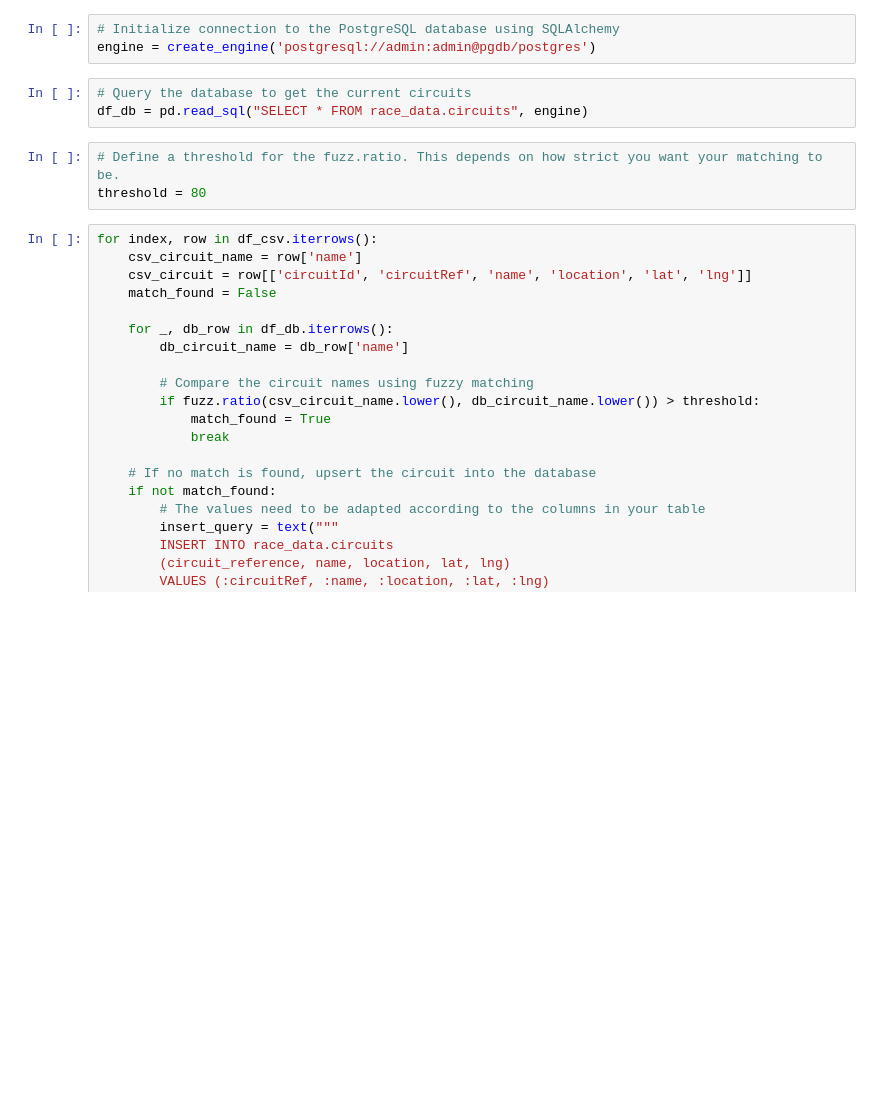
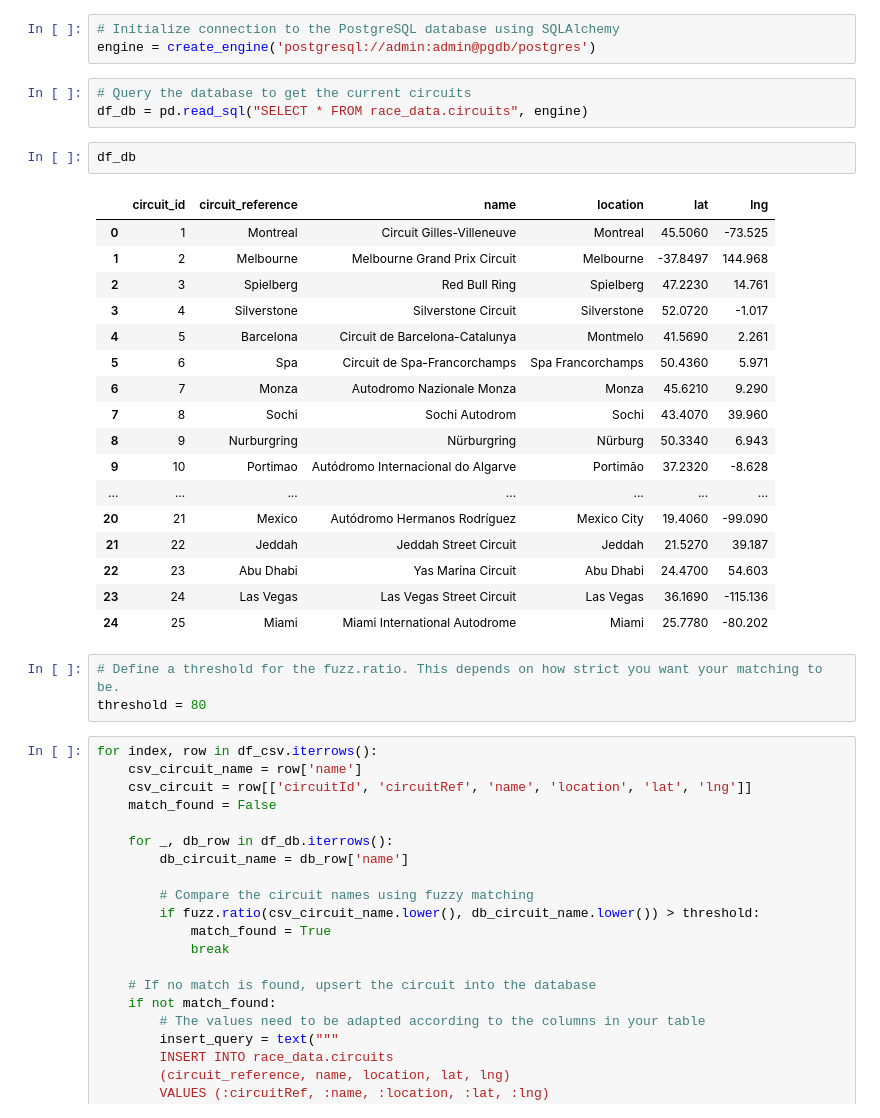
Before and after one commit to searchs/recruitment-data-engineering, a Jupyter notebook: notebooks/update-circuits.ipynb, the cells around one changed output. Cells and saved outputs as stored; diff of their text form; blank space fills up the shorter version.

```diff
--- a/notebooks/update-circuits.ipynb
+++ b/notebooks/update-circuits.ipynb
@@ -23,6 +50,26 @@ engine = create_engine('postgresql://admin:admin@pgdb/postgres')
 # %%
 # Query the database to get the current circuits
 df_db = pd.read_sql("SELECT * FROM race_data.circuits", engine)
+# %%
+df_db
+# %% [output]
+|  | circuit_id | circuit_reference | name | location | lat | lng |
+| 0 | 1 | Montreal | Circuit Gilles-Villeneuve | Montreal | 45.5060 | -73.525 |
+| 1 | 2 | Melbourne | Melbourne Grand Prix Circuit | Melbourne | -37.8497 | 144.968 |
+| 2 | 3 | Spielberg | Red Bull Ring | Spielberg | 47.2230 | 14.761 |
+| 3 | 4 | Silverstone | Silverstone Circuit | Silverstone | 52.0720 | -1.017 |
+| 4 | 5 | Barcelona | Circuit de Barcelona-Catalunya | Montmelo | 41.5690 | 2.261 |
+| 5 | 6 | Spa | Circuit de Spa-Francorchamps | Spa Francorchamps | 50.4360 | 5.971 |
+| 6 | 7 | Monza | Autodromo Nazionale Monza | Monza | 45.6210 | 9.290 |
+| 7 | 8 | Sochi | Sochi Autodrom | Sochi | 43.4070 | 39.960 |
+| 8 | 9 | Nurburgring | Nürburgring | Nürburg | 50.3340 | 6.943 |
+| 9 | 10 | Portimao | Autódromo Internacional do Algarve | Portimão | 37.2320 | -8.628 |
+| ... | ... | ... | ... | ... | ... | ... |
+| 20 | 21 | Mexico | Autódromo Hermanos Rodríguez | Mexico City | 19.4060 | -99.090 |
+| 21 | 22 | Jeddah | Jeddah Street Circuit | Jeddah | 21.5270 | 39.187 |
+| 22 | 23 | Abu Dhabi | Yas Marina Circuit | Abu Dhabi | 24.4700 | 54.603 |
+| 23 | 24 | Las Vegas | Las Vegas Street Circuit | Las Vegas | 36.1690 | -115.136 |
+| 24 | 25 | Miami | Miami International Autodrome | Miami | 25.7780 | -80.202 |
 # %%
 # Define a threshold for the fuzz.ratio. This depends on how strict you want your matching to be.
 threshold = 80
```
Also changed, not shown: parts of 5 cells of this notebook, 3 other files.
